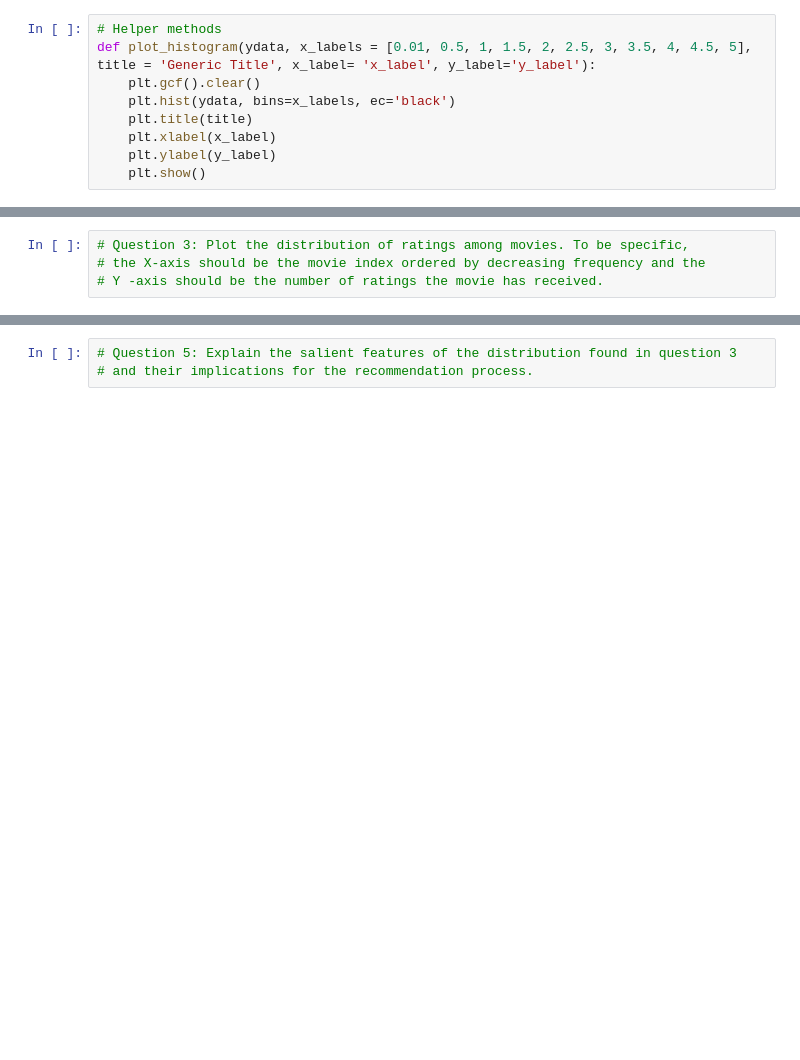
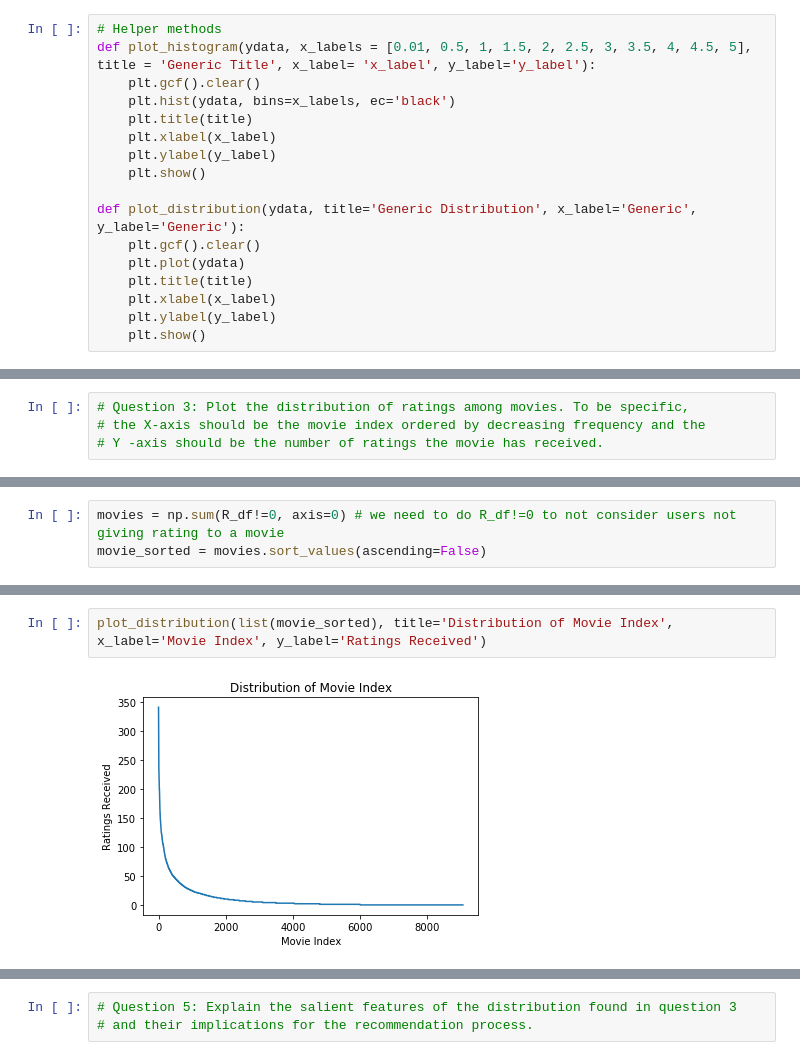
Before and after one commit to nsnguyen/ECE-219, a Jupyter notebook: project3/project_3.ipynb, the cells around one changed output, grey strips where cells are left out. Drawn from its saved outputs; the diff is of its cells as text; blank space fills up the shorter version.

Commit message:
Refactor to reuse distribution plot..

```diff
--- a/project3/project_3.ipynb
+++ b/project3/project_3.ipynb
@@ -12,5 +12,13 @@ def plot_histogram(ydata, x_labels = [0.01, 0.5, 1, 1.5, 2, 2.5, 3, 3.5, 4, 4.5,
     plt.xlabel(x_label)
     plt.ylabel(y_label)
     plt.show()
+
+def plot_distribution(ydata, title='Generic Distribution', x_label='Generic', y_label='Generic'):
+    plt.gcf().clear()
+    plt.plot(ydata)
+    plt.title(title)
+    plt.xlabel(x_label)
+    plt.ylabel(y_label)
+    plt.show()
 # %%
 Ratings = pd.read_csv('ml-latest-small/ratings.csv')
@@ -106,0 +99,3 @@ plt.show()
+# %%
+movies = np.sum(R_df!=0, axis=0) # we need to do R_df!=0 to not consider users not giving rating to a movie
+movie_sorted = movies.sort_values(ascending=False)
@@ -107 +112,5 @@ plt.show()
+# %%
+plot_distribution(list(movie_sorted), title='Distribution of Movie Index', x_label='Movie Index', y_label='Ratings Received')
+# %% [output]
+[figure, added]
 # %%
```
Also changed, not shown: parts of 10 cells of this notebook.
